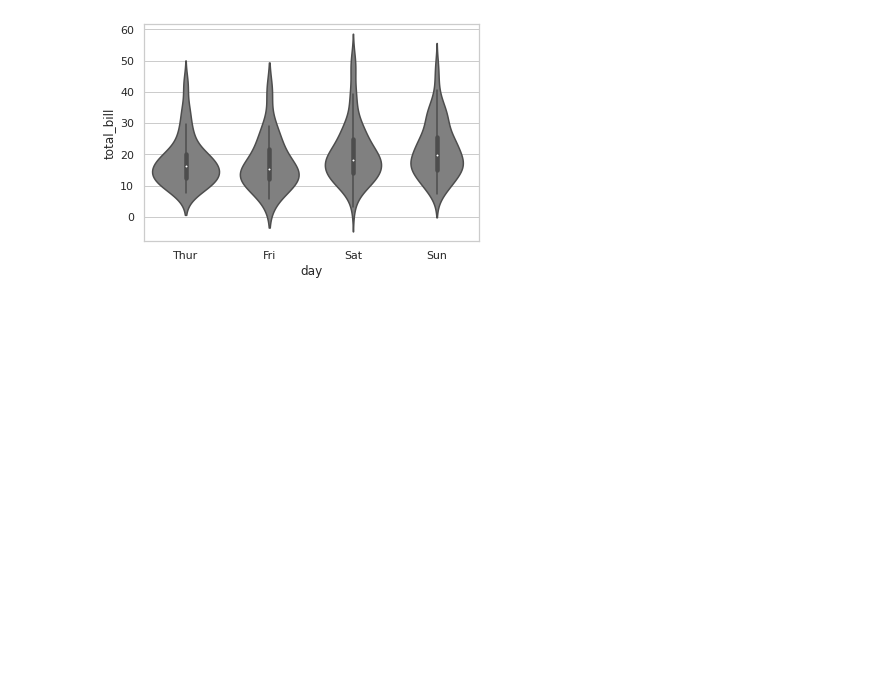
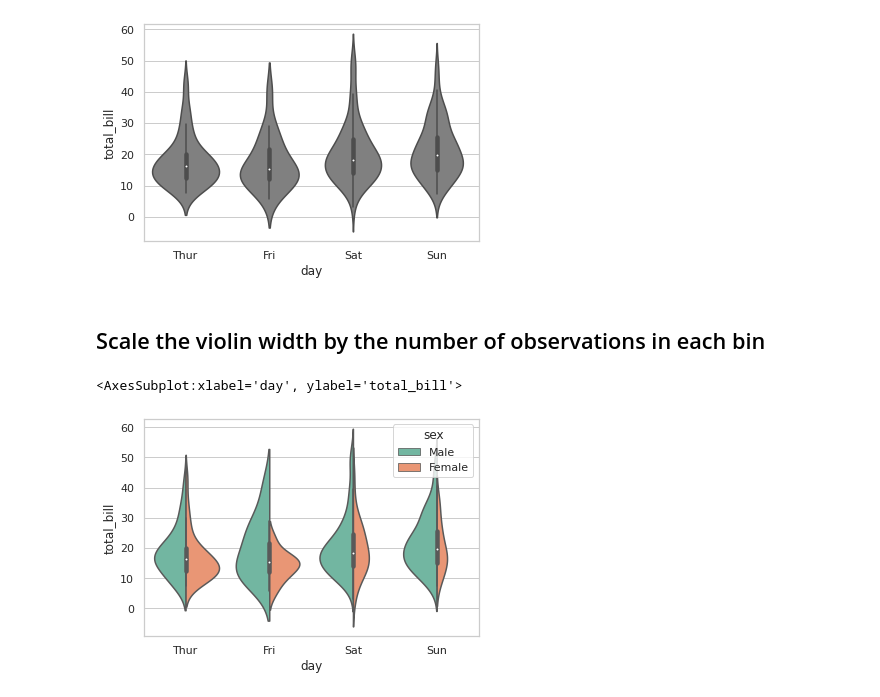
Before and after one commit to HumphreyKn/Python_Bar, a Jupyter notebook: Violin plots.ipynb, the cells around one changed output. Saved outputs shown, nothing was run; the diff lists cells and outputs as text; code cells hidden in the pictures; blank space fills up the shorter version.

Commit message:
Scale the violin width by the number of observations in each bin

```diff
--- a/Violin plots.ipynb
+++ b/Violin plots.ipynb
@@ -156,3 +156,10 @@ sns.violinplot(x="day", y="total_bill", color="grey", data=data)
 # %% [output]
 <AxesSubplot:xlabel='day', ylabel='total_bill'>
 [figure]
+# %% [markdown]
+## Scale the violin width by the number of observations in each bin
+# %%
+sns.violinplot(x="day", y='total_bill', hue="sex", palette="Set2", split=True, scale='count' ,data=data)
+# %% [output]
+<AxesSubplot:xlabel='day', ylabel='total_bill'>
+[figure, added]
```
